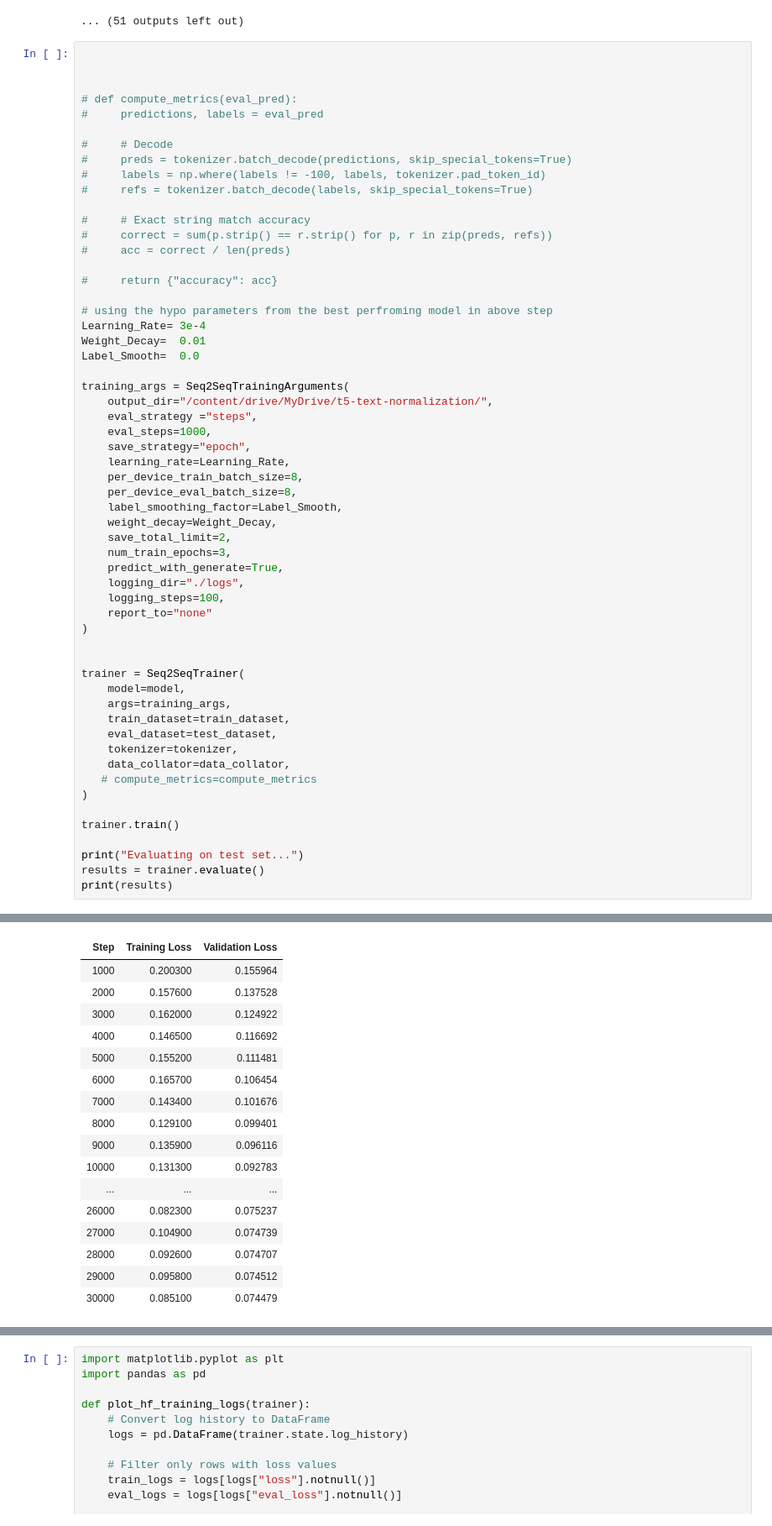
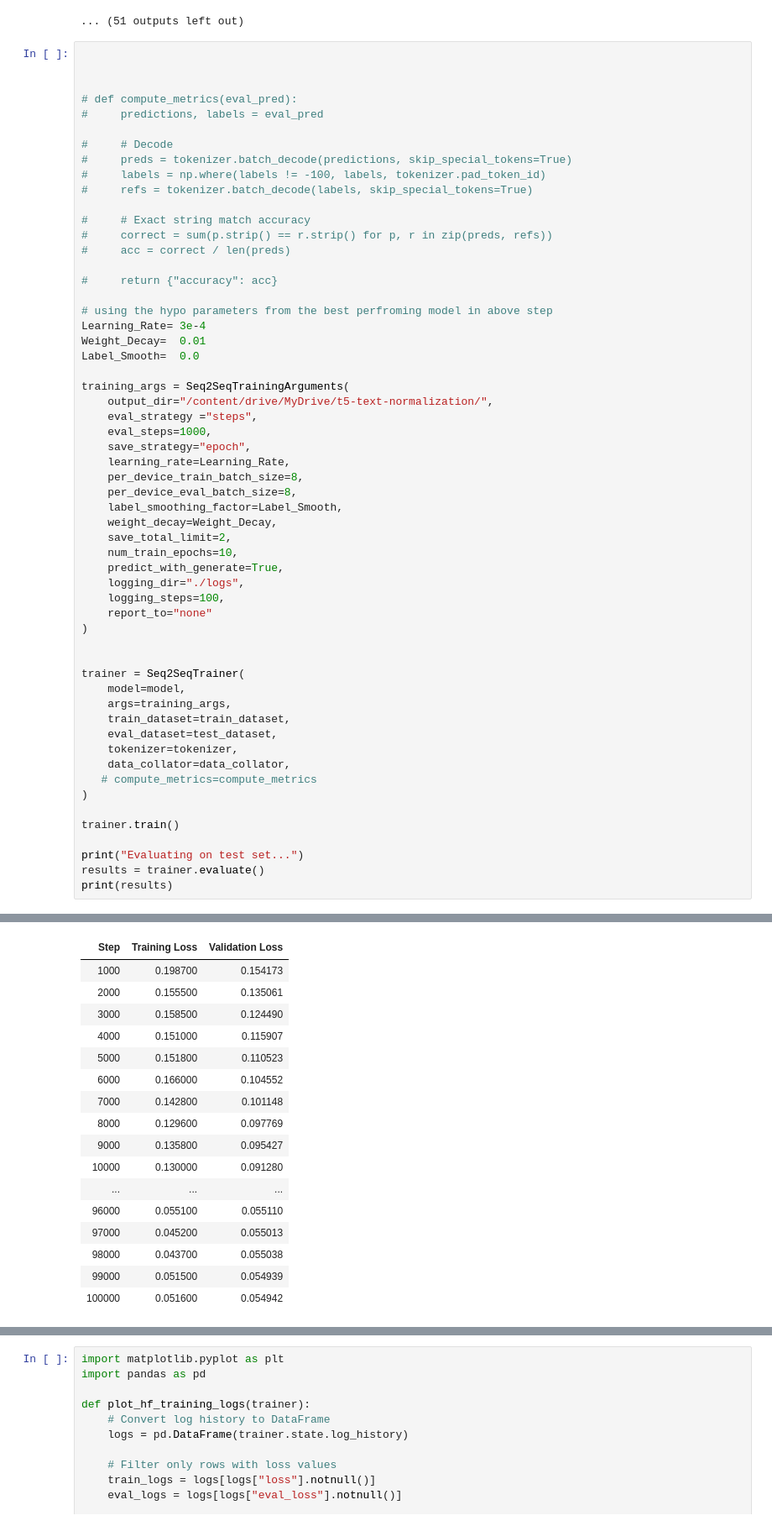
Before and after one commit to pradhap1125/CS59000_App_Deep_Learning_project, a Jupyter notebook: transcript_model/Deeplearning_Project_text_normalization_final.ipynb, the cells around one changed output, grey strips where cells are left out. Shown: that part at 84% size. Drawn from its saved outputs; the diff is of its cells as text.

Commit message:
Trained the model with 10 epochs

```diff
--- a/transcript_model/Deeplearning_Project_text_normalization.ipynb
+++ b/transcript_model/Deeplearning_Project_text_normalization_final.ipynb
@@ -333,7 +333,7 @@ training_args = Seq2SeqTrainingArguments(
     label_smoothing_factor=Label_Smooth,
     weight_decay=Weight_Decay,
     save_total_limit=2,
-    num_train_epochs=3,
+    num_train_epochs=10,
     predict_with_generate=True,
     logging_dir="./logs",
     logging_steps=100,
@@ -361,18 +361,18 @@ print(results)
 | Step | Training Loss | Validation Loss |
-| 1000 | 0.200300 | 0.155964 |
-| 2000 | 0.157600 | 0.137528 |
-| 3000 | 0.162000 | 0.124922 |
-| 4000 | 0.146500 | 0.116692 |
-| 5000 | 0.155200 | 0.111481 |
-| 6000 | 0.165700 | 0.106454 |
-| 7000 | 0.143400 | 0.101676 |
-| 8000 | 0.129100 | 0.099401 |
-| 9000 | 0.135900 | 0.096116 |
-| 10000 | 0.131300 | 0.092783 |
+| 1000 | 0.198700 | 0.154173 |
+| 2000 | 0.155500 | 0.135061 |
+| 3000 | 0.158500 | 0.124490 |
+| 4000 | 0.151000 | 0.115907 |
+| 5000 | 0.151800 | 0.110523 |
+| 6000 | 0.166000 | 0.104552 |
+| 7000 | 0.142800 | 0.101148 |
+| 8000 | 0.129600 | 0.097769 |
+| 9000 | 0.135800 | 0.095427 |
+| 10000 | 0.130000 | 0.091280 |
 | ... | ... | ... |
-| 26000 | 0.082300 | 0.075237 |
-| 27000 | 0.104900 | 0.074739 |
-| 28000 | 0.092600 | 0.074707 |
-| 29000 | 0.095800 | 0.074512 |
-| 30000 | 0.085100 | 0.074479 |
+| 96000 | 0.055100 | 0.055110 |
+| 97000 | 0.045200 | 0.055013 |
+| 98000 | 0.043700 | 0.055038 |
+| 99000 | 0.051500 | 0.054939 |
+| 100000 | 0.051600 | 0.054942 |
 Evaluating on test set...
```
Also changed, not shown: parts of 3 cells of this notebook, 1 other file.
